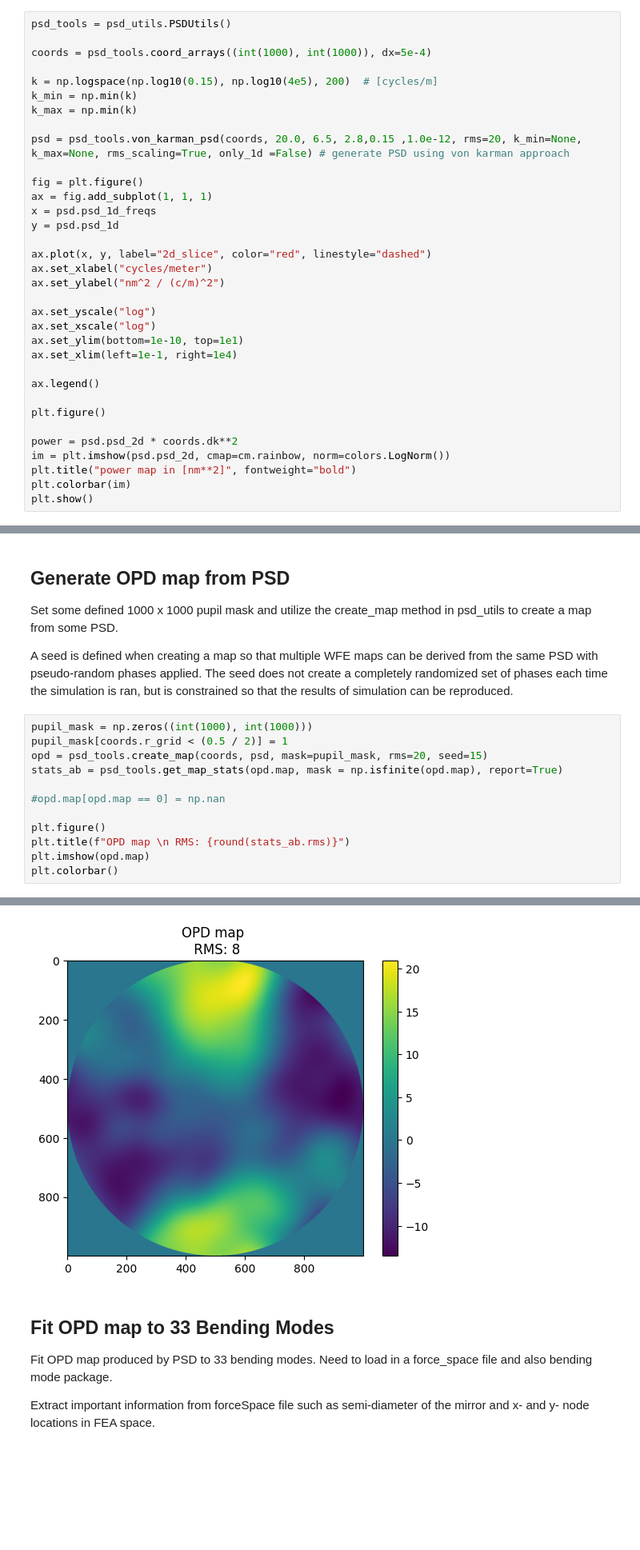
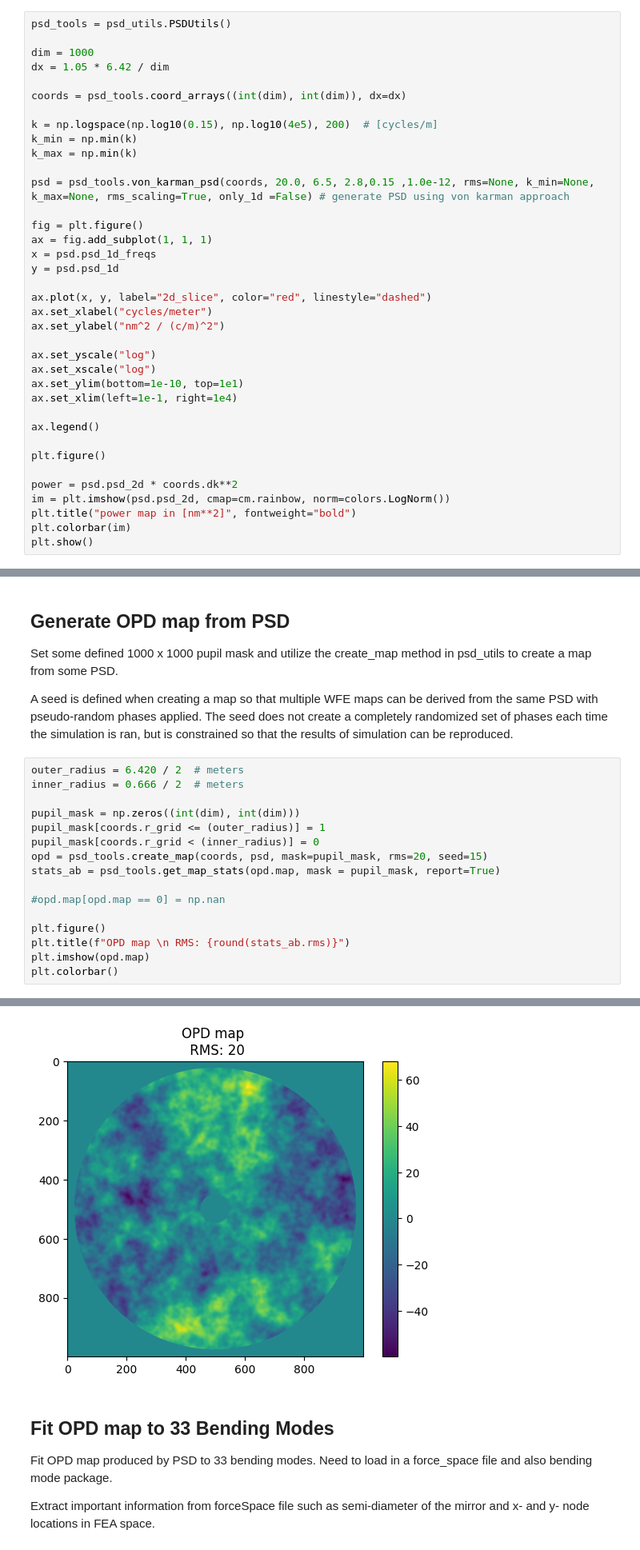
Before and after one commit to uasal/rfcml_bending, a Jupyter notebook: docs/notebooks/Bending_PSD.ipynb, the cells around one changed output, grey strips where cells are left out. Shown at 80% size. Drawn from its saved outputs; the diff is of its cells as text; blank space fills up the shorter version.

```diff
--- a/docs/notebooks/Bending_PSD.ipynb
+++ b/docs/notebooks/Bending_PSD.ipynb
@@ -29,13 +29,16 @@ Generate a Von Karman PSD using the parameters listed. Output 2D slice of PSD an
 # %%
 psd_tools = psd_utils.PSDUtils()
 
-coords = psd_tools.coord_arrays((int(1000), int(1000)), dx=5e-4)
+dim = 1000
+dx = 1.05 * 6.42 / dim
+
+coords = psd_tools.coord_arrays((int(dim), int(dim)), dx=dx)
 
 k = np.logspace(np.log10(0.15), np.log10(4e5), 200)  # [cycles/m]
 k_min = np.min(k)
 k_max = np.min(k)
 
-psd = psd_tools.von_karman_psd(coords, 20.0, 6.5, 2.8,0.15 ,1.0e-12, rms=20, k_min=None, k_max=None, rms_scaling=True, only_1d =False) # generate PSD using von karman approach
+psd = psd_tools.von_karman_psd(coords, 20.0, 6.5, 2.8,0.15 ,1.0e-12, rms=None, k_min=None, k_max=None, rms_scaling=True, only_1d =False) # generate PSD using von karman approach
 
 fig = plt.figure()
 ax = fig.add_subplot(1, 1, 1)
@@ -75,10 +74,14 @@ Set some defined 1000 x 1000 pupil mask and utilize the create_map method in psd
 
 A seed is defined when creating a map so that multiple WFE maps can be derived from the same PSD with pseudo-random phases applied. The seed does not create a completely randomized set of phases each time the simulation is ran, but is constrained so that the results of simulation can be reproduced.
 # %%
-pupil_mask = np.zeros((int(1000), int(1000)))
-pupil_mask[coords.r_grid < (0.5 / 2)] = 1
+outer_radius = 6.420 / 2  # meters
+inner_radius = 0.666 / 2  # meters
+
+pupil_mask = np.zeros((int(dim), int(dim)))
+pupil_mask[coords.r_grid <= (outer_radius)] = 1
+pupil_mask[coords.r_grid < (inner_radius)] = 0
 opd = psd_tools.create_map(coords, psd, mask=pupil_mask, rms=20, seed=15)
-stats_ab = psd_tools.get_map_stats(opd.map, mask = np.isfinite(opd.map), report=True)
+stats_ab = psd_tools.get_map_stats(opd.map, mask = pupil_mask, report=True)
 
 #opd.map[opd.map == 0] = np.nan
 
@@ -99,5 +100,5 @@ Maximum value is: 20.975
 <matplotlib.colorbar.Colorbar at 0x...>
-[figure, old version]
+[figure, new version]
 # %% [markdown]
 ## Fit OPD map to 33 Bending Modes
 
```
Also changed, not shown: parts of 10 cells of this notebook.
